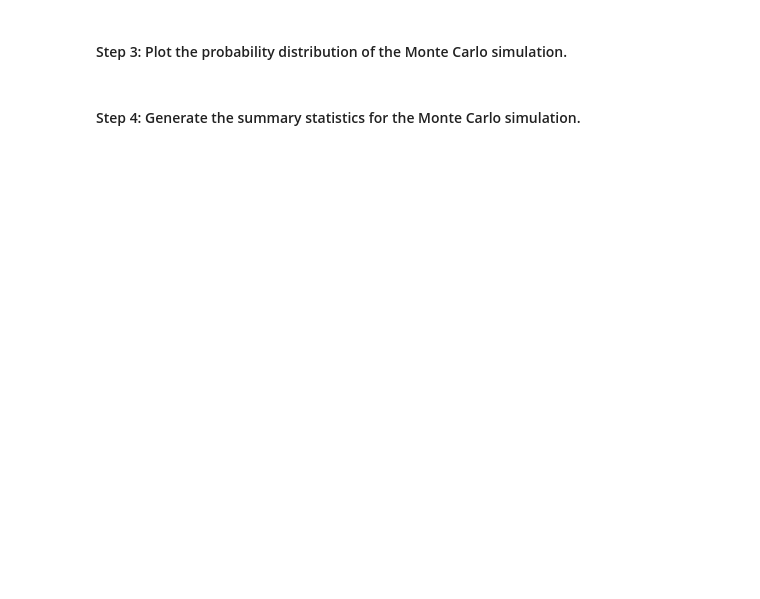
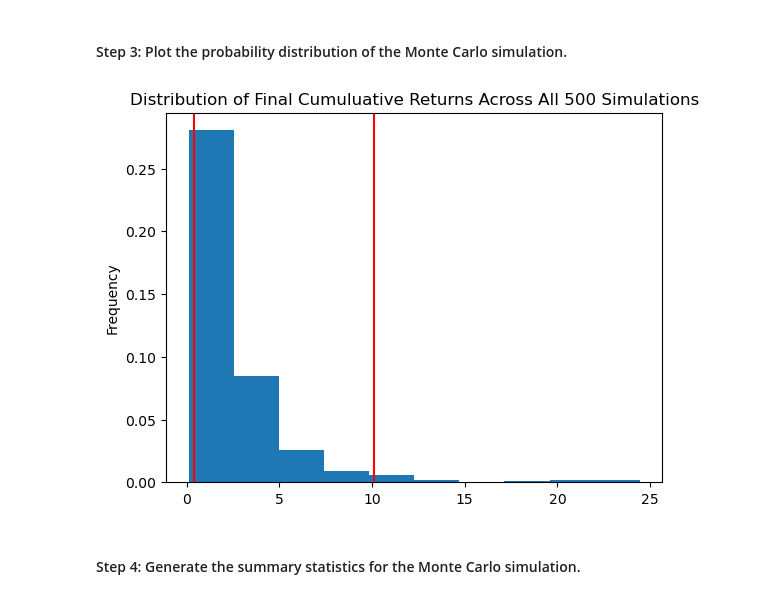
Before and after one commit to nielsdehaan1977/Fintech_Module5, a Jupyter notebook: financial_planning_tools.ipynb, the cells around one changed output. Cells and saved outputs as stored; diff of their text form; code cells hidden in the pictures; blank space fills up the shorter version.

```diff
--- a/financial_planning_tools.ipynb
+++ b/financial_planning_tools.ipynb
@@ -471,7 +536,9 @@ In this section, you’ll use the MCForecastTools library to create a Monte Carl
 # %%
 # Visualize the probability distribution of the 30-year Monte Carlo simulation
 # by plotting a histogram
-# YOUR CODE HERE
+SPY_weight_60_30Y_hist_plot = MC_SPY_weight_60_30Y.plot_distribution()
+# %% [output]
+[figure, added]
 # %% [markdown]
 #### Step 4: Generate the summary statistics for the Monte Carlo simulation.
 # %%
```
Also changed, not shown: parts of 28 cells of this notebook, 4 other files.
